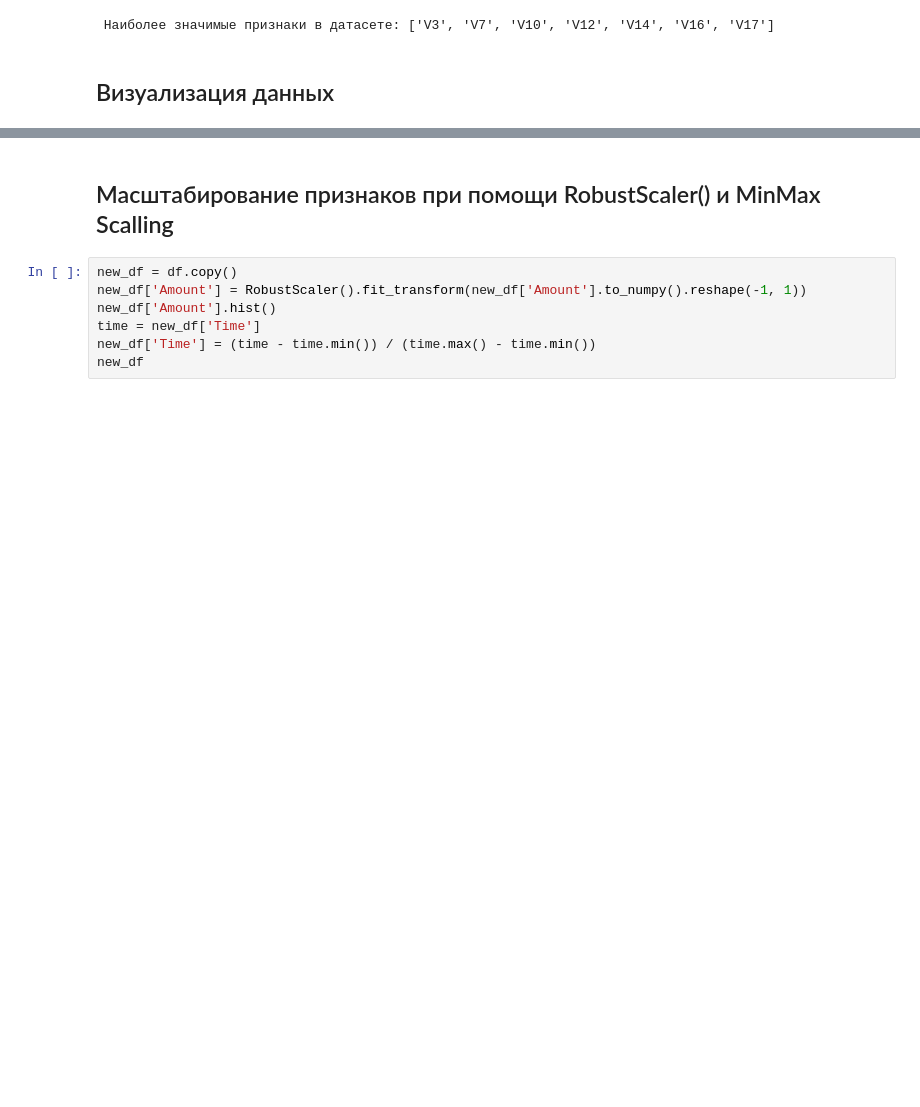
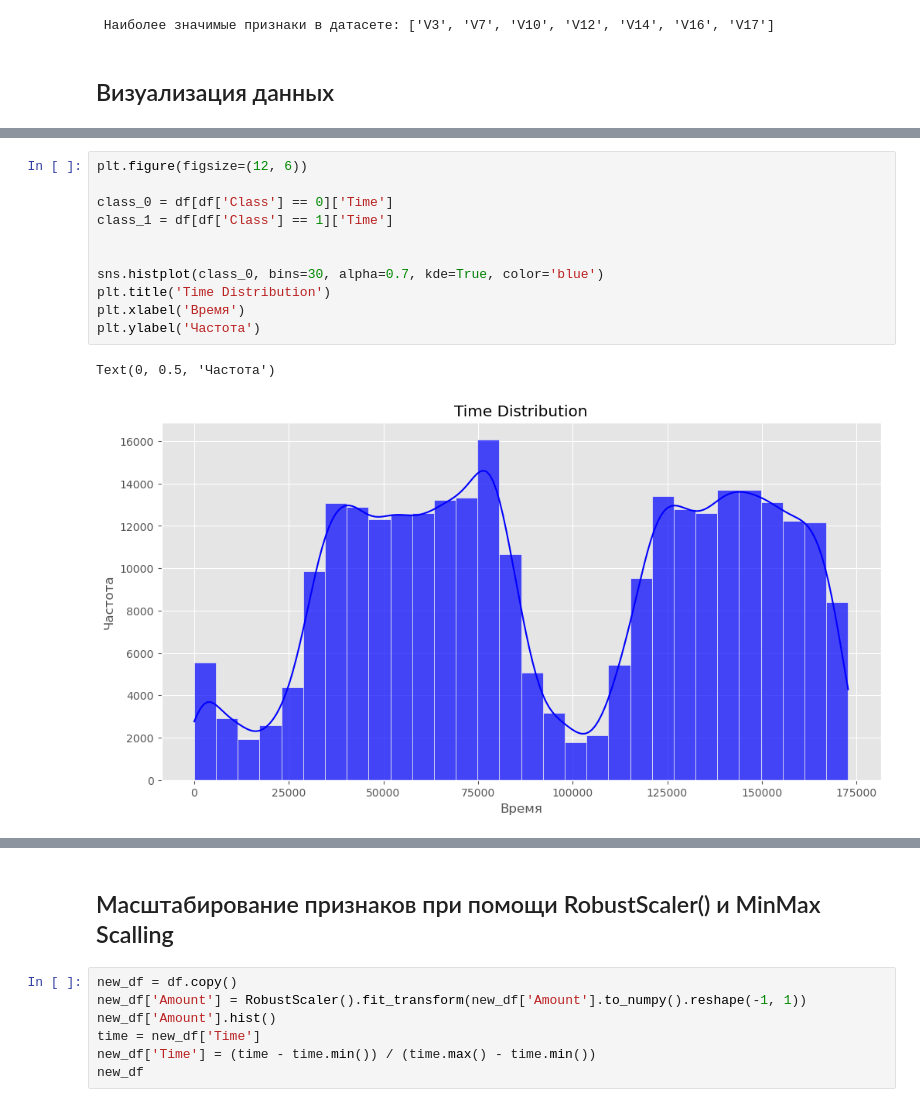
Before and after one commit to 0xJakuzya/Credit-Fraud-Detection, a Jupyter notebook: credit-fraud-detection.ipynb, the cells around one changed output, grey strips where cells are left out. Drawn from its saved outputs; the diff is of its cells as text; blank space fills up the shorter version.

```diff
--- a/credit-fraud-detection.ipynb
+++ b/credit-fraud-detection.ipynb
@@ -222,2 +236,16 @@ array([[<AxesSubplot:title={'center':'Time'}>,
 [figure]
+# %%
+plt.figure(figsize=(12, 6))
+
+class_0 = df[df['Class'] == 0]['Time']
+class_1 = df[df['Class'] == 1]['Time']
+
+
+sns.histplot(class_0, bins=30, alpha=0.7, kde=True, color='blue')
+plt.title('Time Distribution')
+plt.xlabel('Время')
+plt.ylabel('Частота')
+# %% [output]
+Text(0, 0.5, 'Частота')
+[figure, added]
 # %%
```
Also changed, not shown: parts of 19 cells of this notebook.
